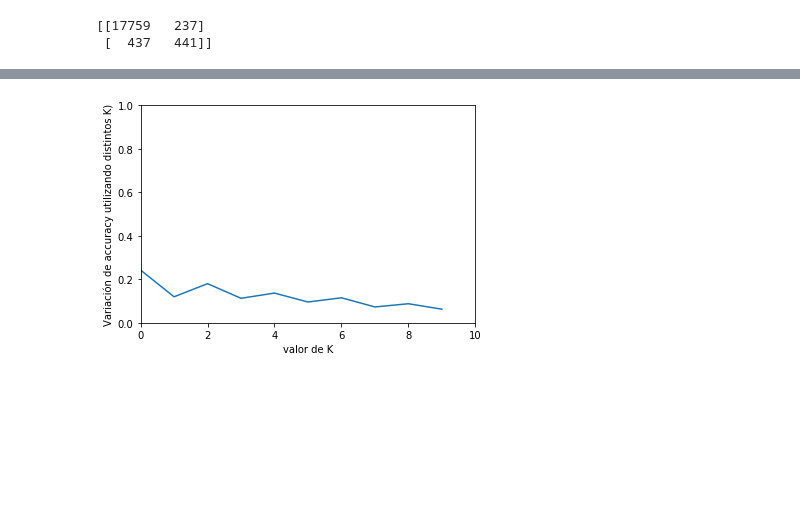
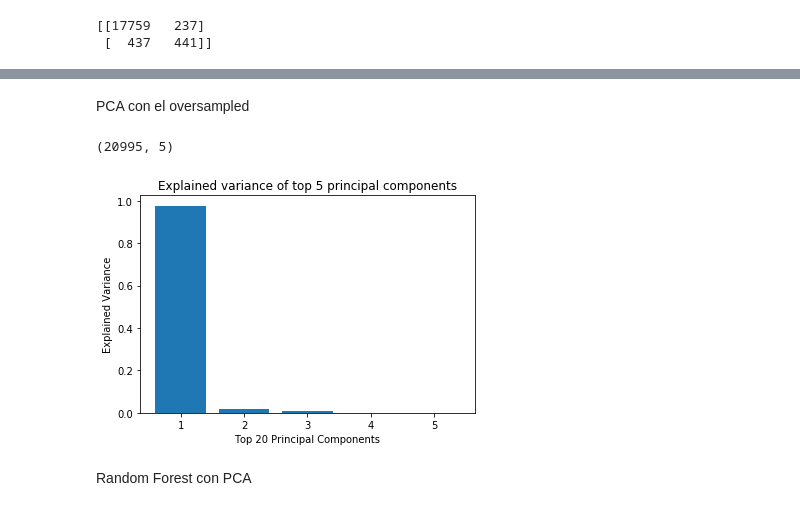
Before and after one commit to ilcarbo/robo_autos, a Jupyter notebook: clasficadorSMOTE.ipynb, the cells around one changed output, grey strips where cells are left out. Cells and saved outputs as stored; diff of their text form; code cells hidden in the pictures; blank space fills up the shorter version.

```diff
--- a/clasficadorSMOTE.ipynb
+++ b/clasficadorSMOTE.ipynb
@@ -244,9 +233,28 @@ for r in range(0,iteraciones_knn):
-# %%
-plt.plot(acc_knn)
-plt.xlabel("valor de K")
-plt.ylabel("Variación de accuracy utilizando distintos K)")
-plt.ylim(0,1)
-plt.xlim(0,10)
-plt.show()
-# %% [output]
-[figure, removed]
+# %% [markdown]
+PCA con el oversampled
+# %%
+from sklearn.decomposition import PCA
+# cantidad de componentes a extraer
+n_comps = 5
+# definimos PCA
+pca = PCA(n_components= n_comps)
+# fit_transform del PCA a nuestros datos
+xpca = pd.DataFrame(pca.fit_transform(oversampled_xtrain))
+# obtenemos los auto-valores
+eigenvalues = pca.explained_variance_ratio_
+# %%
+xpca.shape
+# %% [output]
+(20995, 5)
+# %%
+components = range(1,n_comps + 1)
+plt.bar(components,eigenvalues)
+plt.xticks(components)
+plt.title('Explained variance of top 5 principal components')
+plt.xlabel('Top 20 Principal Components')
+plt.ylabel('Explained Variance')
+plt.show()
+# %% [output]
+[figure, added]
+# %% [markdown]
+Random Forest con PCA
```
Also changed, not shown: parts of 10 cells of this notebook, 1 other file.
